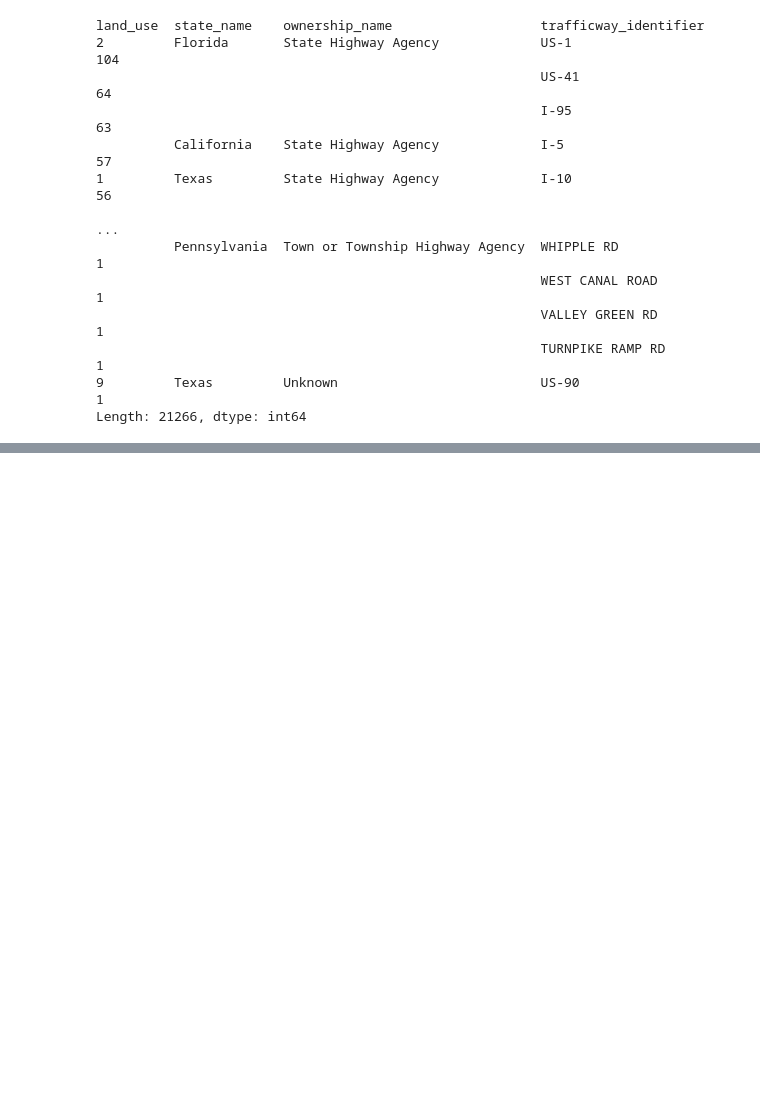
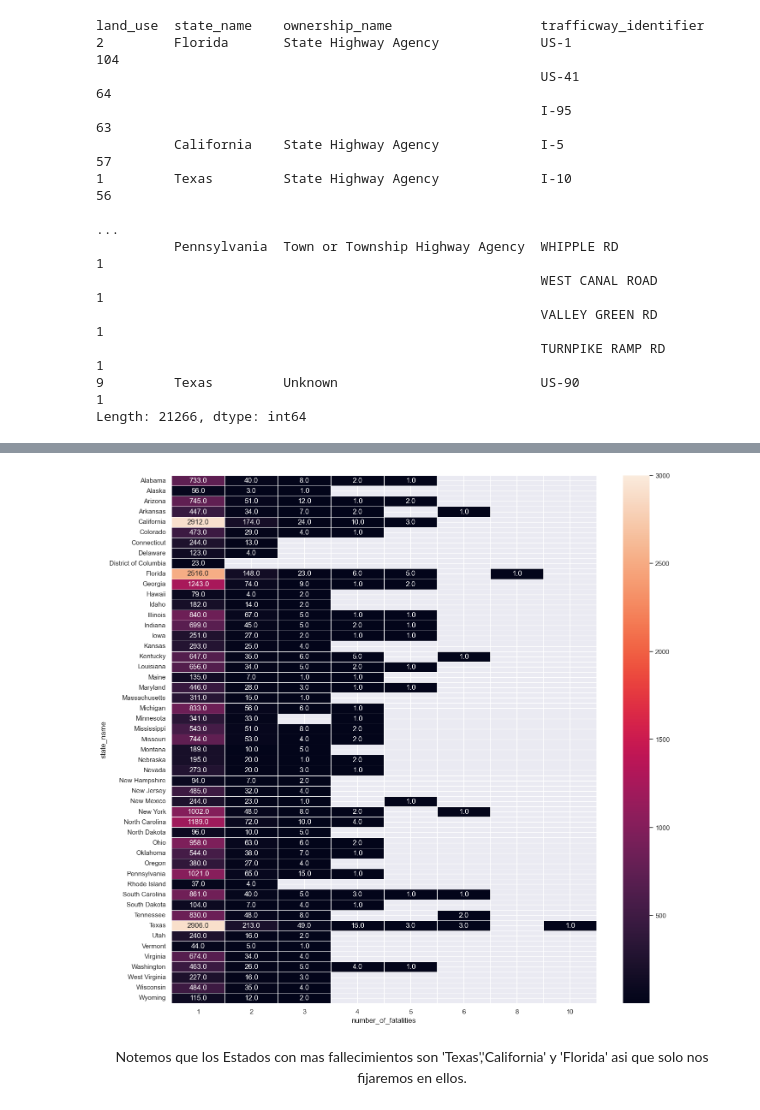
Before and after one commit to Javier-Caceres-M/Solemne-1, a Jupyter notebook: Desarrollo/Desarrollo.ipynb, the cells around one changed output, grey strips where cells are left out. Drawn from its saved outputs; the diff is of its cells as text; code cells hidden in the pictures; blank space fills up the shorter version.

```diff
--- a/Desarrollo/Desarrollo.ipynb
+++ b/Desarrollo/Desarrollo.ipynb
@@ -336,0 +414,10 @@ Text(0, 0.5, 'Numero de accidentes')
+# %%
+fl = pd.read_csv('mapadecalor2.csv')
+f2 = fl.pivot("state_name" , "number_of_fatalities", "0")
+# %%
+f, ax = plt.subplots(figsize=(16, 16))
+ax = sns.heatmap(f2, annot=True, linewidths=.5,ax=ax,vmax=3000,fmt="1")
+# %% [output]
+[figure, added]
+# %% [markdown]
+<center>Notemos que los Estados con mas fallecimientos son 'Texas','California' y 'Florida' asi que solo nos fijaremos en ellos.<center>
```
Also changed, not shown: parts of 38 cells of this notebook.
